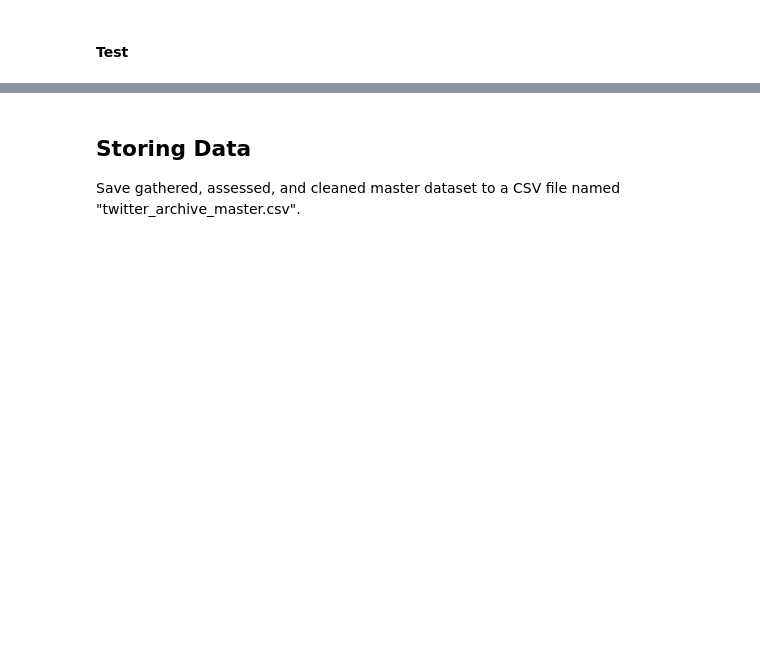
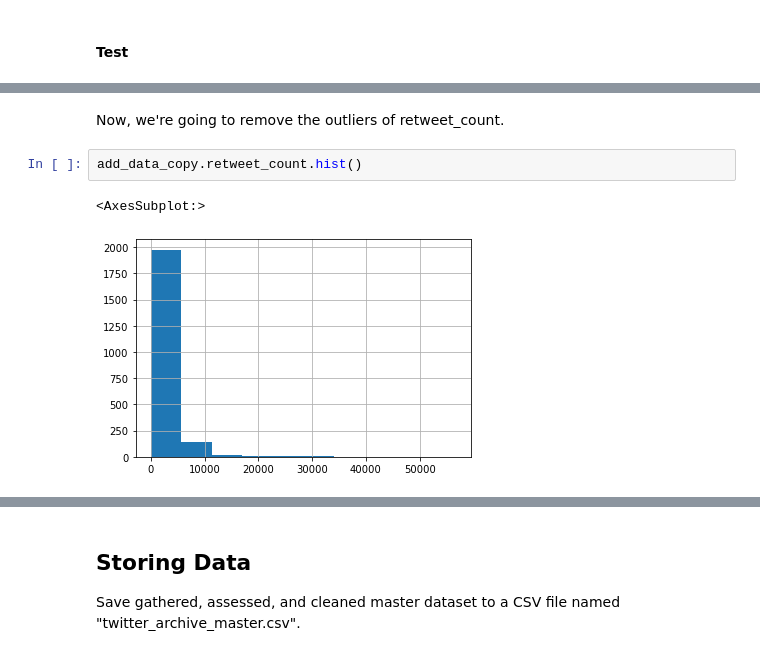
Before and after one commit to DiegoPinzon1049/Data_Wrangling_Udacity, a Jupyter notebook: wrangle_act.ipynb, the cells around one changed output, grey strips where cells are left out. Drawn from its saved outputs; the diff is of its cells as text; blank space fills up the shorter version.

```diff
--- a/wrangle_act.ipynb
+++ b/wrangle_act.ipynb
@@ -193,0 +383,7 @@ In this section, clean **all** of the issues you documented while assessing.
+# %% [markdown]
+Now, we're going to remove the outliers of retweet_count.
+# %%
+add_data_copy.retweet_count.hist()
+# %% [output]
+<AxesSubplot:>
+[figure, added]
```
Also changed, not shown: parts of 111 cells of this notebook, 3 other files.
